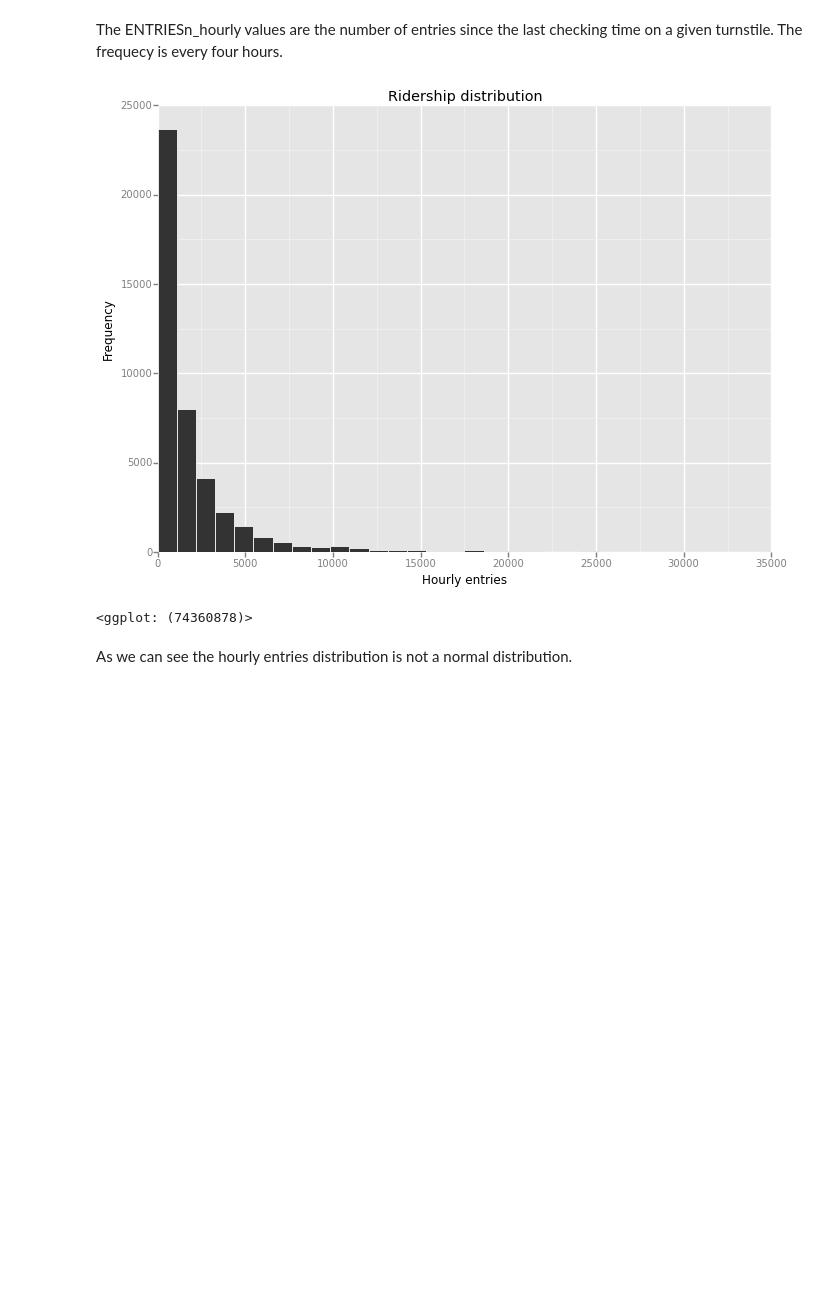
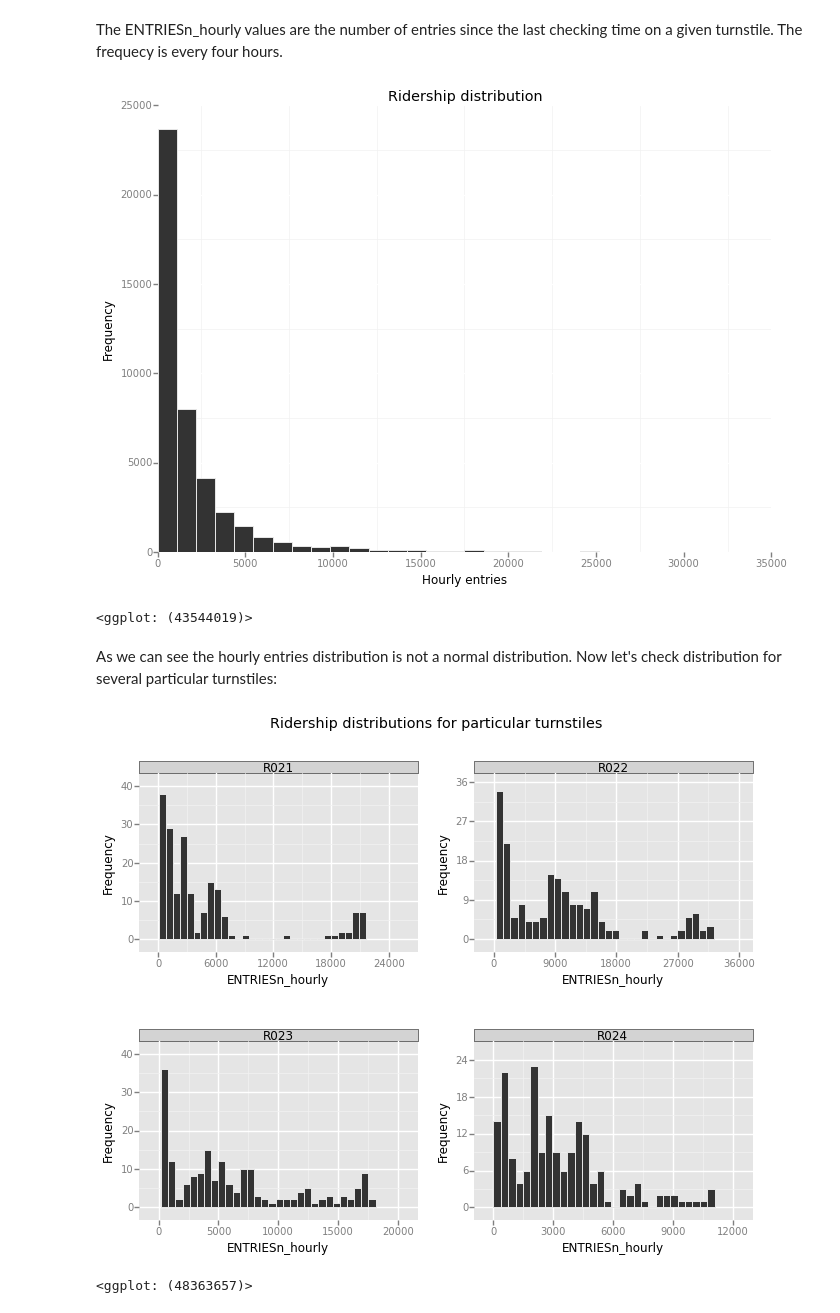
Before and after one commit to anddali/Project1, a Jupyter notebook: Project1.ipynb, the cells around one changed output. Saved outputs shown, nothing was run; the diff lists cells and outputs as text; code cells hidden in the pictures; blank space fills up the shorter version.

```diff
--- a/Project1.ipynb
+++ b/Project1.ipynb
@@ -42,10 +42,20 @@ We will do some exploratory analysis of the loaded data set
 # %% [markdown]
 The ENTRIESn_hourly values are the number of entries since the last checking time on a given turnstile. The frequecy is every four hours.
 # %%
-p = ggplot(df, aes(x='ENTRIESn_hourly')) + geom_histogram()+labs("Hourly entries","Frequency")+ggtitle("Ridership distribution")
+p = ggplot(df, aes(x='ENTRIESn_hourly')) + geom_histogram()+labs("Hourly entries","Frequency")+ggtitle("Ridership distribution")+theme_bw()
+
 print p
 # %% [output]
 [figure]
-<ggplot: (74360878)>
+<ggplot: (43544019)>
 # %% [markdown]
-As we can see the hourly entries distribution is not a normal distribution.
+As we can see the hourly entries distribution is not a normal distribution. Now let's check distribution for several particular turnstiles:
+# %%
+p = ggplot(df.query('UNIT > "R020" and UNIT<"R025"'), aes(x='ENTRIESn_hourly'))+geom_histogram()
+p += ggtitle("Ridership distributions for particular turnstiles")
+p += scale_y_continuous("Frequency")+xlab("Hourly entries")
+p += facet_wrap('UNIT')+theme_bw()
+print p
+# %% [output]
+[figure, added]
+<ggplot: (48363657)>
```
Also changed, not shown: parts of 8 cells of this notebook.
